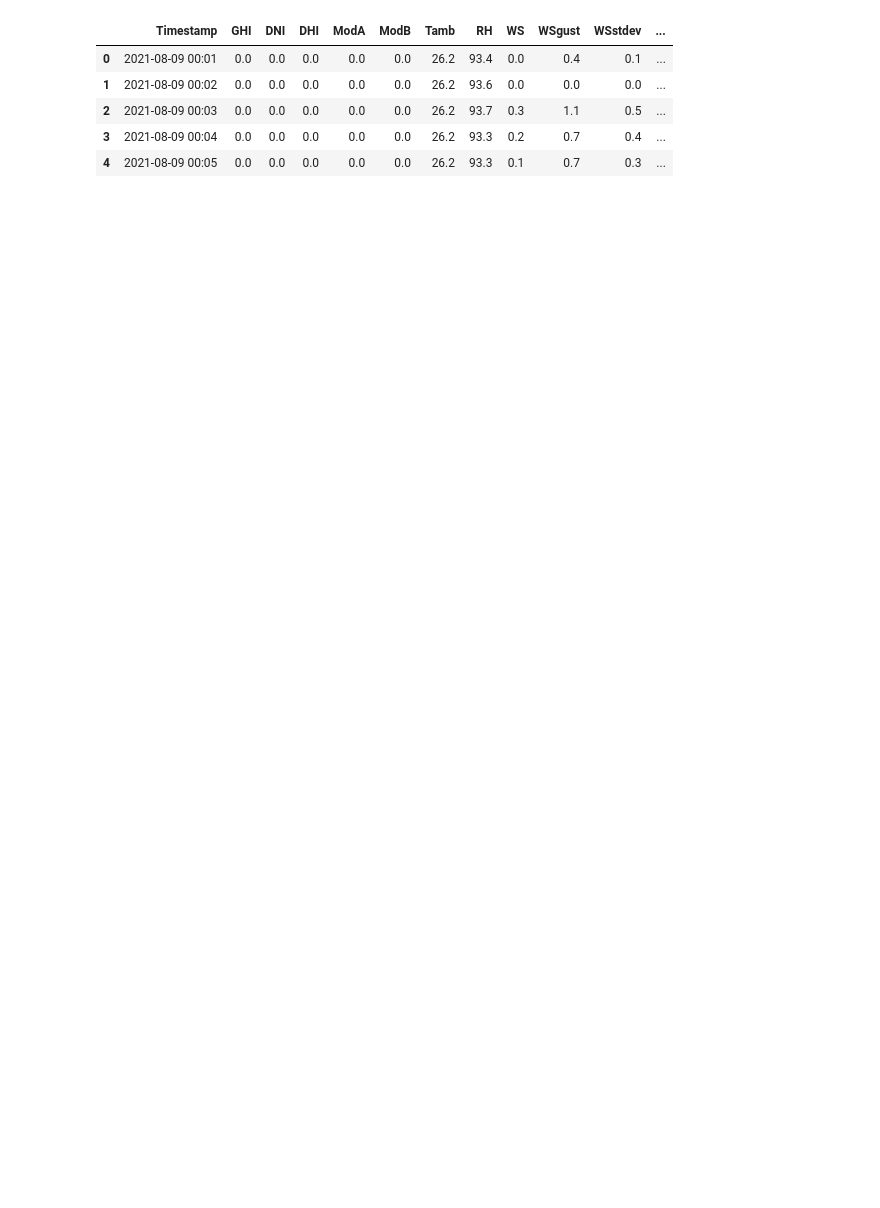
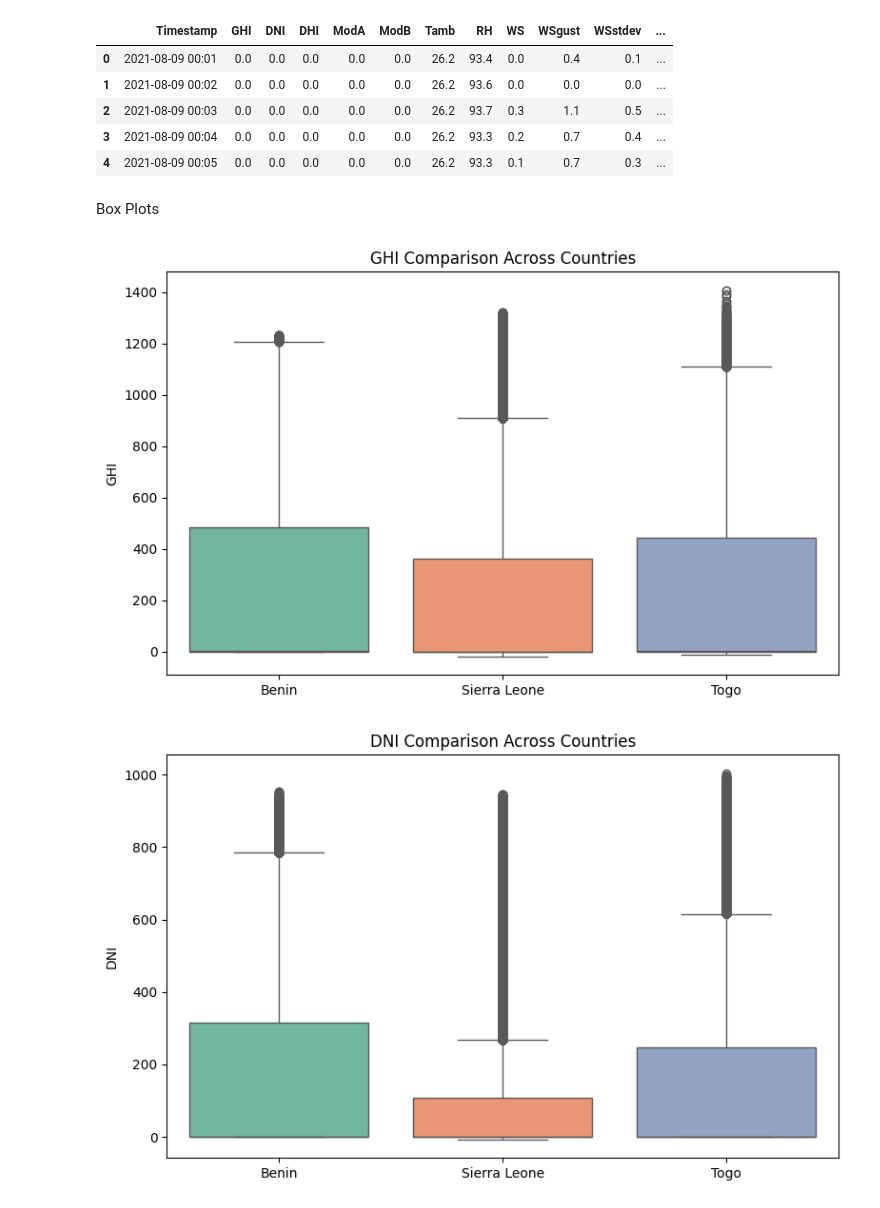
Before and after one commit to Feven777/solar-challenge-week0, a Jupyter notebook: notebook/compare-countries.ipynb, the cells around one changed output. Drawn from its saved outputs; the diff is of its cells as text; code cells hidden in the pictures; blank space fills up the shorter version.

Commit message:
add Boxplots

```diff
--- a/notebook/compare-countries.ipynb
+++ b/notebook/compare-countries.ipynb
@@ -11,9 +11,9 @@ sierraleone=pd.read_csv("../data/sierraleone_clean.csv")
 togo=pd.read_csv("../data/togo_clean.csv")
 
 # Add country column to each
-benin['country']='Benin'
-sierraleone['country']='Sierra Leone'
-togo['country']='Togo'
+benin['Country']='Benin'
+sierraleone['Country']='Sierra Leone'
+togo['Country']='Togo'
 
 # Combine into one dataframe
 df = pd.concat([benin, sierraleone, togo], ignore_index=True)
@@ -25,3 +25,19 @@ df.head()
 | 2 | 2021-08-09 00:03 | 0.0 | 0.0 | 0.0 | 0.0 | 0.0 | 26.2 | 93.7 | 0.3 | 1.1 | 0.5 | ... |
 | 3 | 2021-08-09 00:04 | 0.0 | 0.0 | 0.0 | 0.0 | 0.0 | 26.2 | 93.3 | 0.2 | 0.7 | 0.4 | ... |
 | 4 | 2021-08-09 00:05 | 0.0 | 0.0 | 0.0 | 0.0 | 0.0 | 26.2 | 93.3 | 0.1 | 0.7 | 0.3 | ... |
+# %% [markdown]
+Box Plots
+# %%
+metrics = ['GHI', 'DNI','DHI']
+
+for metric in metrics:
+    plt.figure(figsize=(8,5))
+    sns.boxplot(x="Country", y=metric, hue="Country", data=df, palette="Set2", legend=False)
+    plt.title(f"{metric} Comparison Across Countries")
+    plt.xlabel("")
+    plt.ylabel(metric)
+    plt.tight_layout()
+    plt.show()
+# %% [output]
+[figure, added]
+[figure, added]
```
Also changed, not shown: parts of 1 cell of this notebook.
